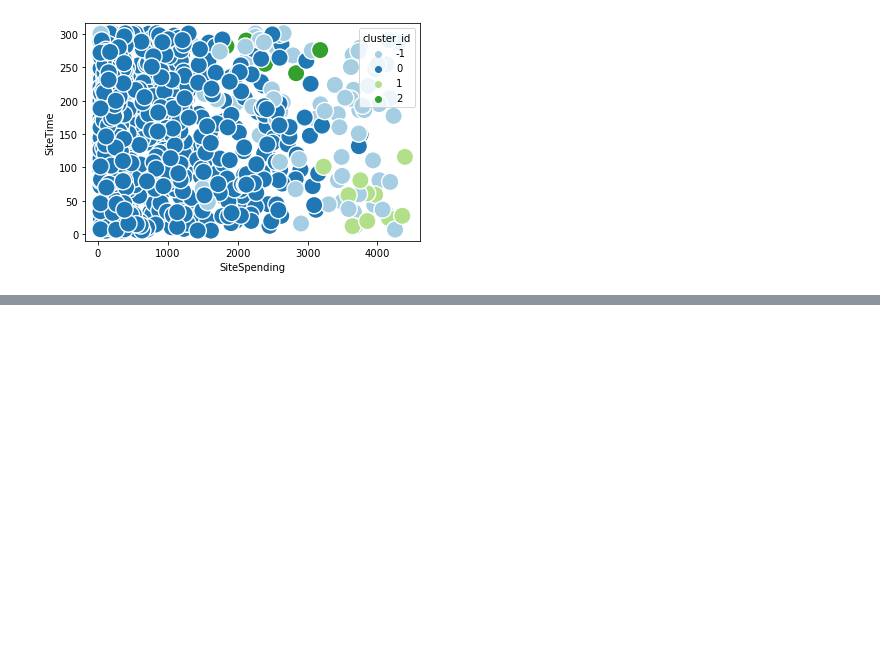
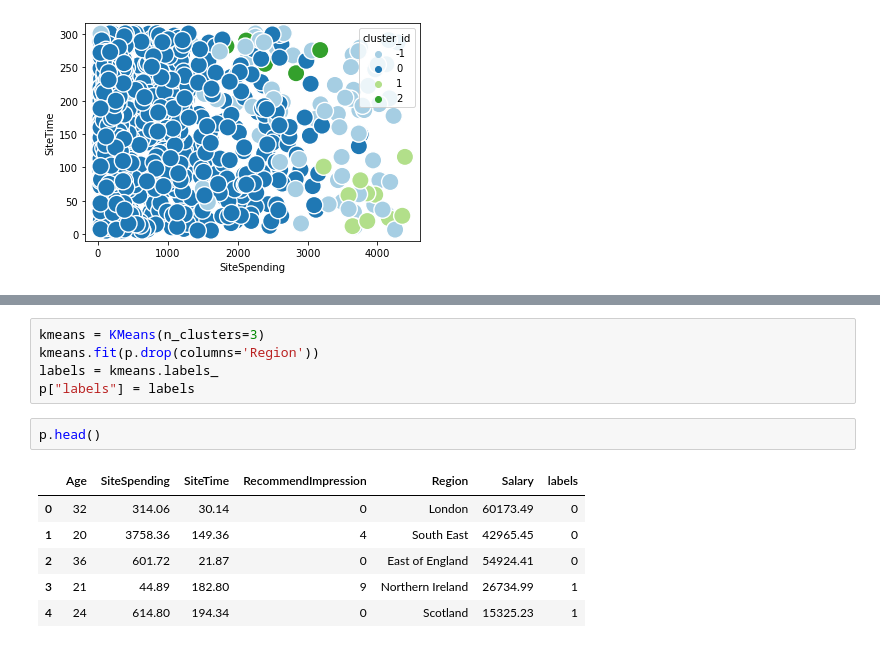
Before and after one commit to syedirfanx/revenue-forecasting, a Jupyter notebook: clustering.ipynb, the cells around one changed output, grey strips where cells are left out. Saved outputs shown, nothing was run; the diff lists cells and outputs as text; blank space fills up the shorter version.

```diff
--- a/clustering.ipynb
+++ b/clustering.ipynb
@@ -103,0 +147,14 @@ sns.scatterplot(x.SiteSpending, x.SiteTime, hue = x.cluster_id, palette="Paired"
+# %%
+kmeans = KMeans(n_clusters=3)
+kmeans.fit(p.drop(columns='Region'))
+labels = kmeans.labels_
+p["labels"] = labels
+# %%
+p.head()
+# %% [output]
+|  | Age | SiteSpending | SiteTime | RecommendImpression | Region | Salary | labels |
+| 0 | 32 | 314.06 | 30.14 | 0 | London | 60173.49 | 0 |
+| 1 | 20 | 3758.36 | 149.36 | 4 | South East | 42965.45 | 0 |
+| 2 | 36 | 601.72 | 21.87 | 0 | East of England | 54924.41 | 0 |
+| 3 | 21 | 44.89 | 182.80 | 9 | Northern Ireland | 26734.99 | 1 |
+| 4 | 24 | 614.80 | 194.34 | 0 | Scotland | 15325.23 | 1 |
```
Also changed, not shown: parts of 12 cells of this notebook.
